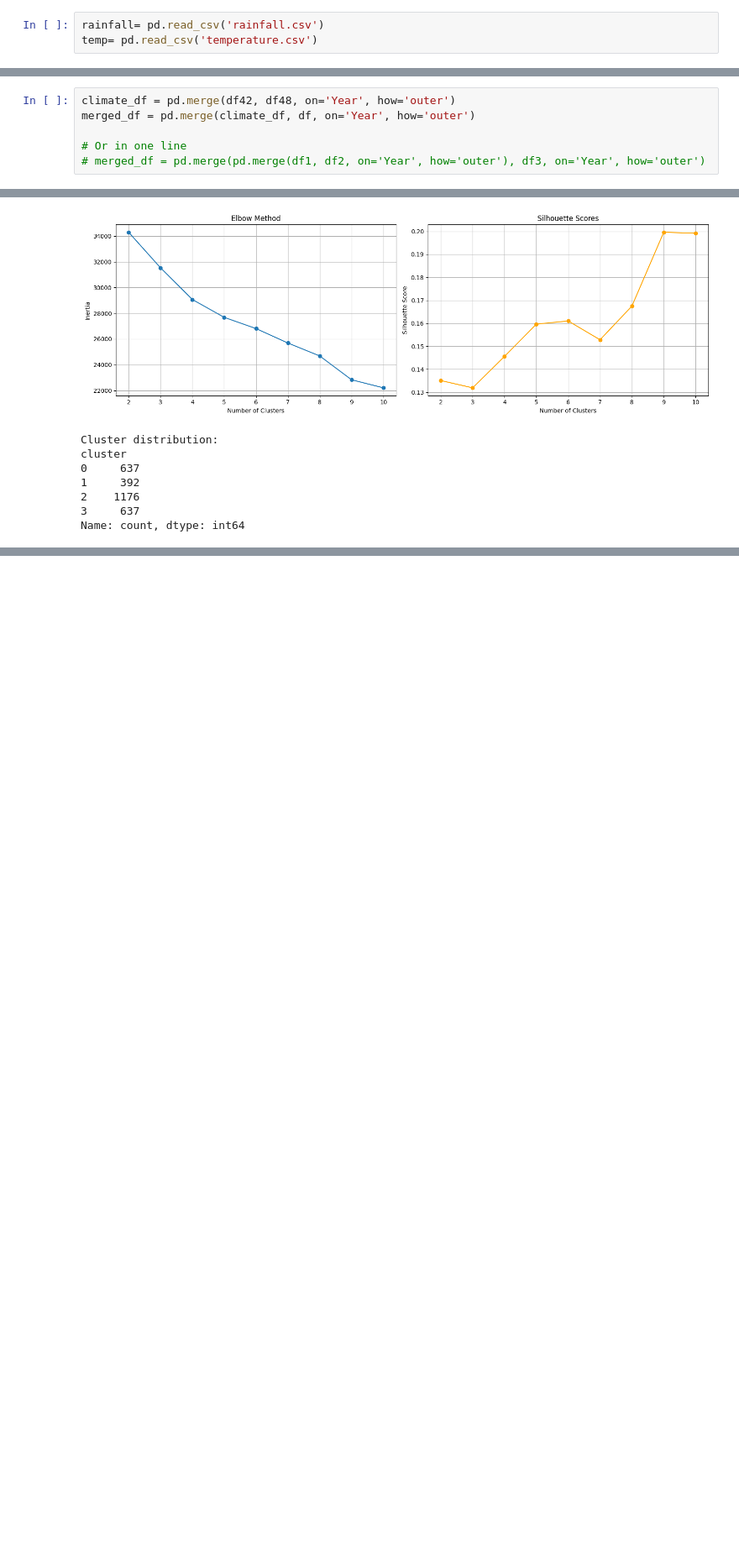
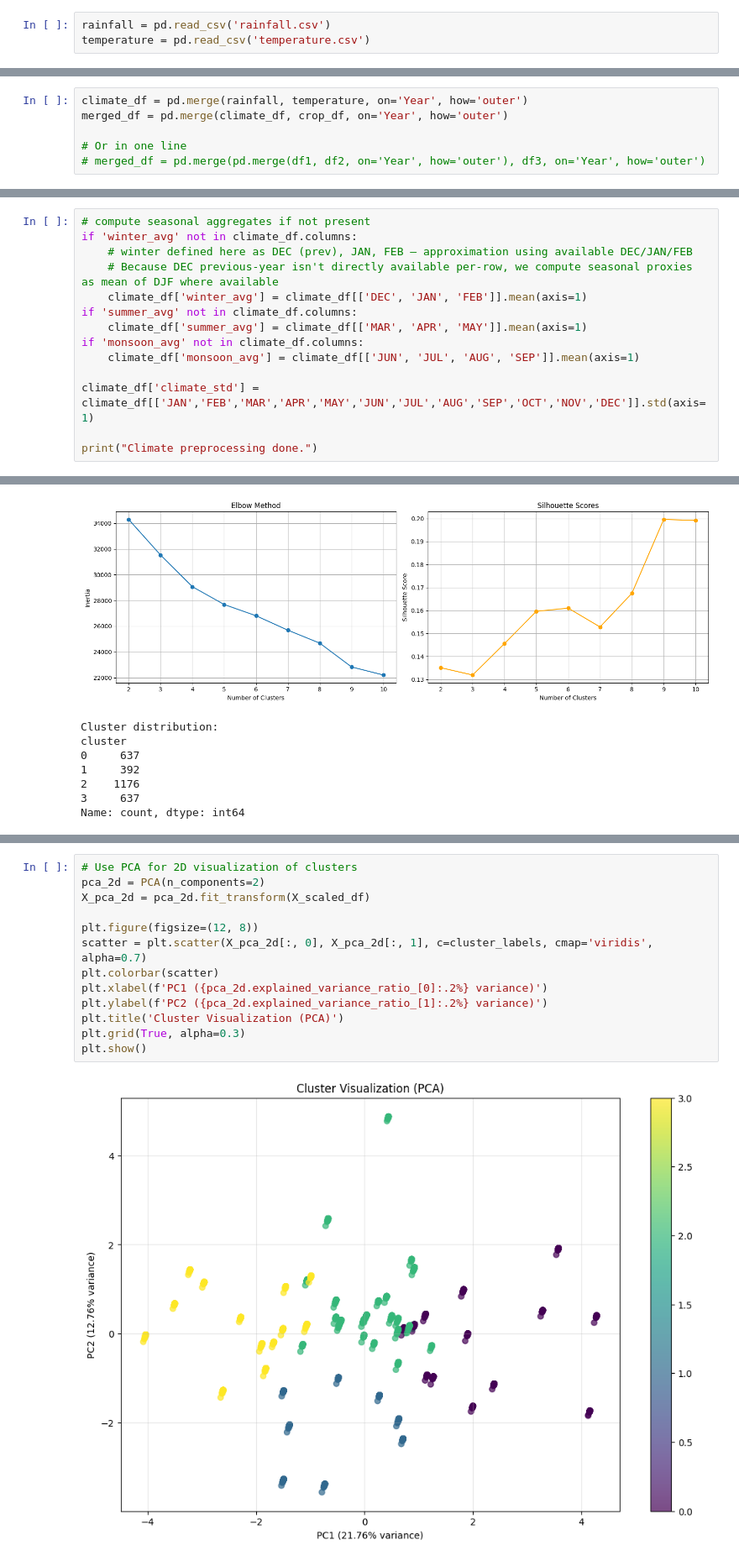
Before and after one commit to sandeepa-ukr/AI-Based-Crop-Predection, a Jupyter notebook: untitled.ipynb, the cells around one changed output, grey strips where cells are left out. Shown: that part at 84% size. Cells and saved outputs as stored; diff of their text form; blank space fills up the shorter version.

```diff
--- a/untitled.ipynb
+++ b/untitled.ipynb
@@ -92,3 +155,3 @@ df.shape
 # %%
-rainfall= pd.read_csv('rainfall.csv')
-temp= pd.read_csv('temperature.csv')
+rainfall = pd.read_csv('rainfall.csv')
+temperature = pd.read_csv('temperature.csv')
@@ -191,6 +170,6 @@ df48.rename(columns={'YEAR': 'Year'}, inplace=True)
 # %%
-climate_df = pd.merge(df42, df48, on='Year', how='outer')
-merged_df = pd.merge(climate_df, df, on='Year', how='outer')
+climate_df = pd.merge(rainfall, temperature, on='Year', how='outer')
+merged_df = pd.merge(climate_df, crop_df, on='Year', how='outer')
 
 # Or in one line
 # merged_df = pd.merge(pd.merge(df1, df2, on='Year', how='outer'), df3, on='Year', how='outer')
@@ -231,3 +210,17 @@ Index(['Year', 'JAN', 'FEB', 'MAR', 'APR', 'MAY', 'JUN', 'JUL', 'AUG', 'SEP',
        'Item Code (FAO)', 'Item', 'Year Code', 'Unit', 'Value', 'Flag',
        'Flag Description'],
       dtype='object')
+# %%
+# compute seasonal aggregates if not present
+if 'winter_avg' not in climate_df.columns:
+    # winter defined here as DEC (prev), JAN, FEB — approximation using available DEC/JAN/FEB
+    # Because DEC previous-year isn't directly available per-row, we compute seasonal proxies as mean of DJF where available
+    climate_df['winter_avg'] = climate_df[['DEC', 'JAN', 'FEB']].mean(axis=1)
+if 'summer_avg' not in climate_df.columns:
+    climate_df['summer_avg'] = climate_df[['MAR', 'APR', 'MAY']].mean(axis=1)
+if 'monsoon_avg' not in climate_df.columns:
+    climate_df['monsoon_avg'] = climate_df[['JUN', 'JUL', 'AUG', 'SEP']].mean(axis=1)
+
+climate_df['climate_std'] = climate_df[['JAN','FEB','MAR','APR','MAY','JUN','JUL','AUG','SEP','OCT','NOV','DEC']].std(axis=1)
+
+print("Climate preprocessing done.")
@@ -543,0 +591,15 @@ Name: count, dtype: int64
+# %%
+# Use PCA for 2D visualization of clusters
+pca_2d = PCA(n_components=2)
+X_pca_2d = pca_2d.fit_transform(X_scaled_df)
+
+plt.figure(figsize=(12, 8))
+scatter = plt.scatter(X_pca_2d[:, 0], X_pca_2d[:, 1], c=cluster_labels, cmap='viridis', alpha=0.7)
+plt.colorbar(scatter)
+plt.xlabel(f'PC1 ({pca_2d.explained_variance_ratio_[0]:.2%} variance)')
+plt.ylabel(f'PC2 ({pca_2d.explained_variance_ratio_[1]:.2%} variance)')
+plt.title('Cluster Visualization (PCA)')
+plt.grid(True, alpha=0.3)
+plt.show()
+# %% [output]
+[figure, added]
```
Also changed, not shown: parts of 34 cells of this notebook.
